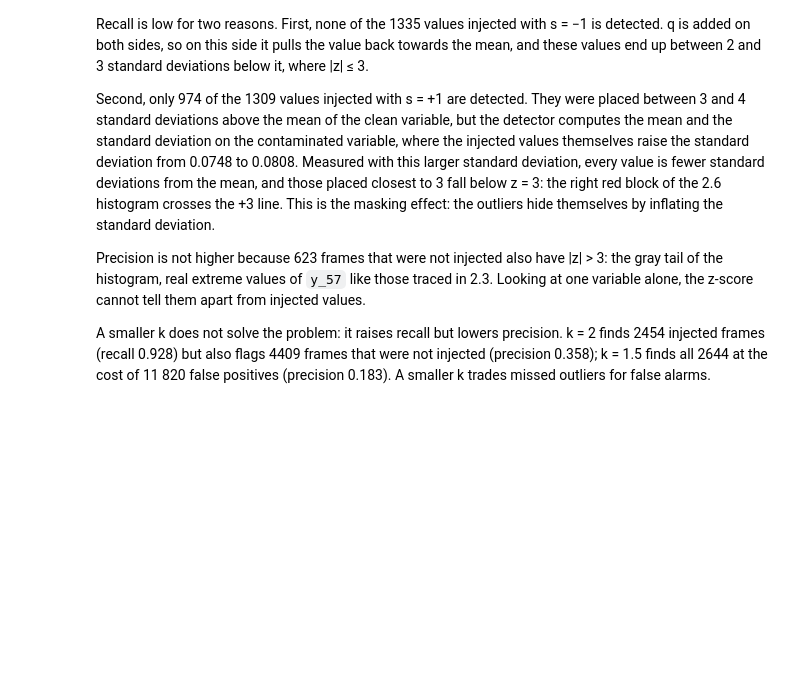
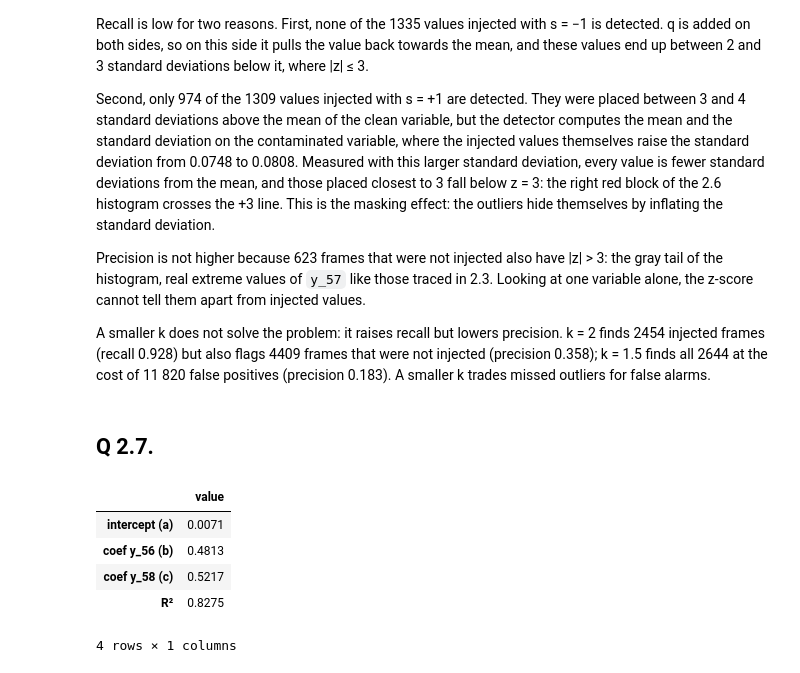
Before and after one commit to migasantunes/Emotion_Recognition, a Jupyter notebook: notebooks/02_quality.ipynb, the cells around one changed output. Cells and saved outputs as stored; diff of their text form; code cells hidden in the pictures; blank space fills up the shorter version.

```diff
--- a/notebooks/02_quality.ipynb
+++ b/notebooks/02_quality.ipynb
@@ -771,3 +772,26 @@ Second, only 974 of the 1309 values injected with s = +1 are detected. They were
 Precision is not higher because 623 frames that were not injected also have |z| > 3: the gray tail of the histogram, real extreme values of `y_57` like those traced in 2.3. Looking at one variable alone, the z-score cannot tell them apart from injected values.
 
 A smaller k does not solve the problem: it raises recall but lowers precision. k = 2 finds 2454 injected frames (recall 0.928) but also flags 4409 frames that were not injected (precision 0.358); k = 1.5 finds all 2644 at the cost of 11 820 false positives (precision 0.183). A smaller k trades missed outliers for false alarms.
+# %% [markdown]
+## Q 2.7.
+# %%
+X_nb = df_c[["y_56", "y_58"]]  # neighbours of landmark 57 (not contaminated)
+reg = LinearRegression().fit(X_nb, y_57_c)  # learns a, b, c: smallest sum of resid² over all frames
+pred = reg.predict(X_nb)
+resid = y_57_c - pred
+
+r2 = 1 - (resid**2).sum() / ((y_57_c - y_57_c.mean())**2).sum() # 1 - error of the recipe / error of guessing the mean
+coefs = pd.Series({
+    "intercept (a)": reg.intercept_,  # starting value
+    "coef y_56 (b)": reg.coef_[0],  # weight of y_56
+    "coef y_58 (c)": reg.coef_[1],  # weight of y_58
+    "R²": r2,
+})
+coefs.round(4).to_frame("value")
+# %% [output]
+|  | value |
+| intercept (a) | 0.0071 |
+| coef y_56 (b) | 0.4813 |
+| coef y_58 (c) | 0.5217 |
+| R² | 0.8275 |
+4 rows × 1 columns
```
Also changed, not shown: parts of 11 cells of this notebook, 1 other file.
